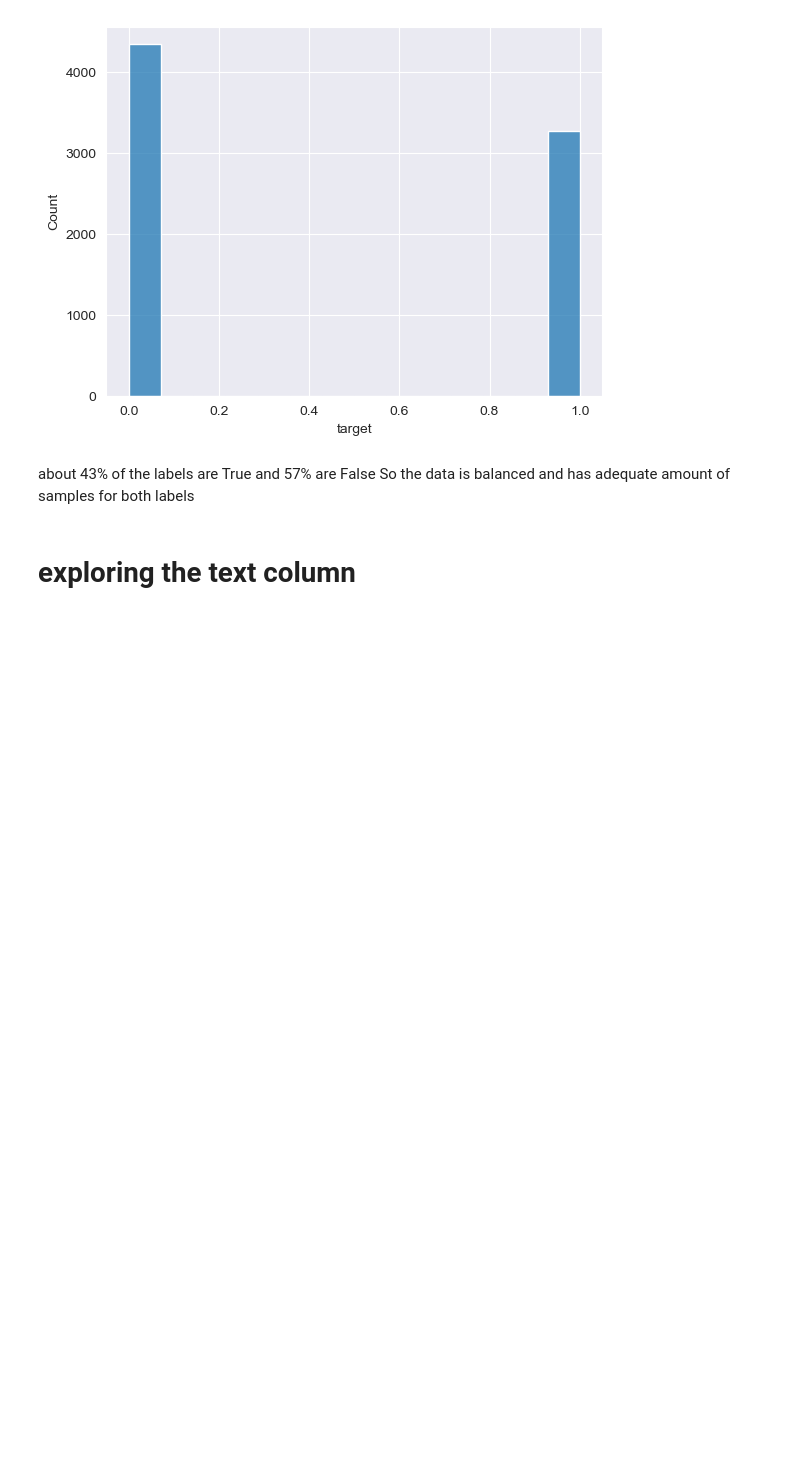
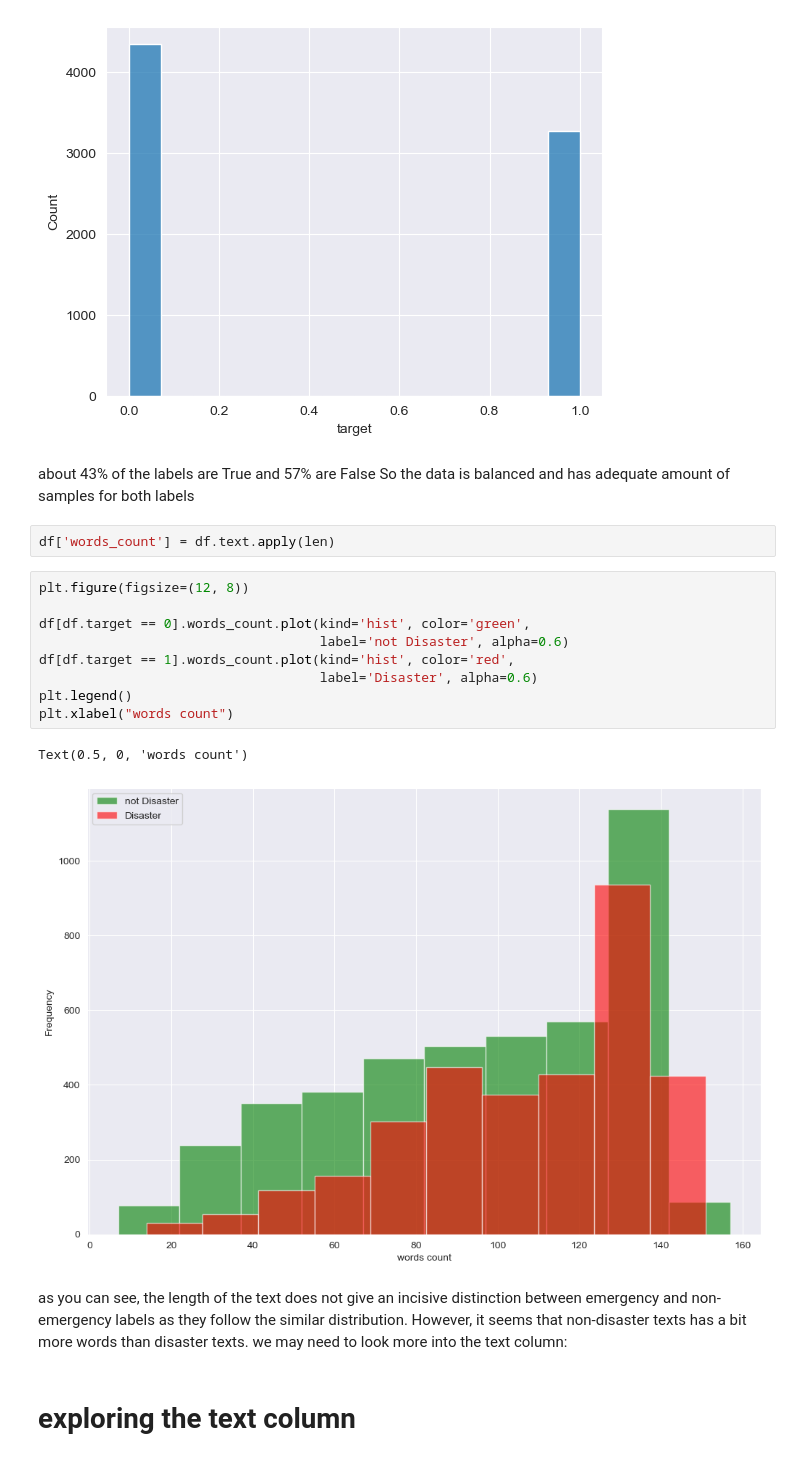
Before and after one commit to shayansm2/kaggle-playground, a Jupyter notebook: nlp-getting-started/eda.ipynb, the cells around one changed output. Cells and saved outputs as stored; diff of their text form; blank space fills up the shorter version.

```diff
--- a/nlp-getting-started/eda.ipynb
+++ b/nlp-getting-started/eda.ipynb
@@ -57,6 +57,23 @@ percent of true label: 42.97 %
 # %% [markdown]
 about 43% of the labels are True and 57% are False
 So the data is balanced and has adequate amount of samples for both labels
+# %%
+df['words_count'] = df.text.apply(len)
+# %%
+plt.figure(figsize=(12, 8))
+
+df[df.target == 0].words_count.plot(kind='hist', color='green',
+                                    label='not Disaster', alpha=0.6)
+df[df.target == 1].words_count.plot(kind='hist', color='red',
+                                    label='Disaster', alpha=0.6)
+plt.legend()
+plt.xlabel("words count")
+# %% [output]
+Text(0.5, 0, 'words count')
+[figure, added]
+# %% [markdown]
+as you can see, the length of the text does not give an incisive distinction between emergency and non-emergency labels as they follow the similar distribution. However, it seems that non-disaster texts has a bit more words than disaster texts.
+we may need to look more into the text column:
 # %% [markdown]
 # exploring the text column
 # %%
```
Also changed, not shown: parts of 14 cells of this notebook, 1 other file.
